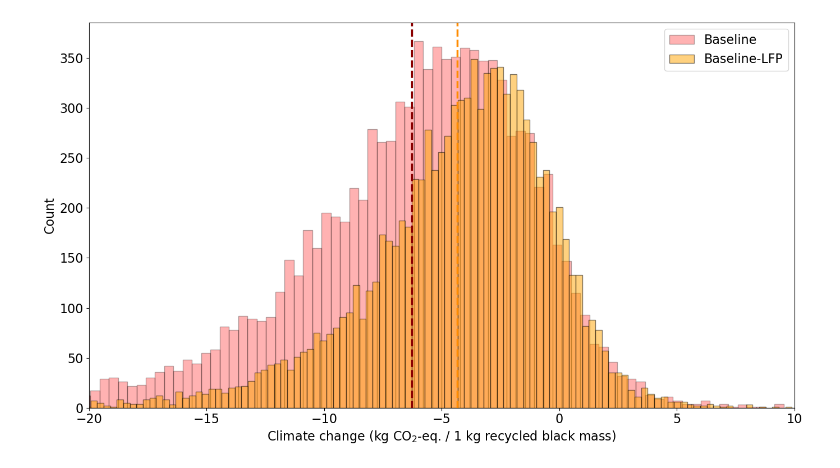
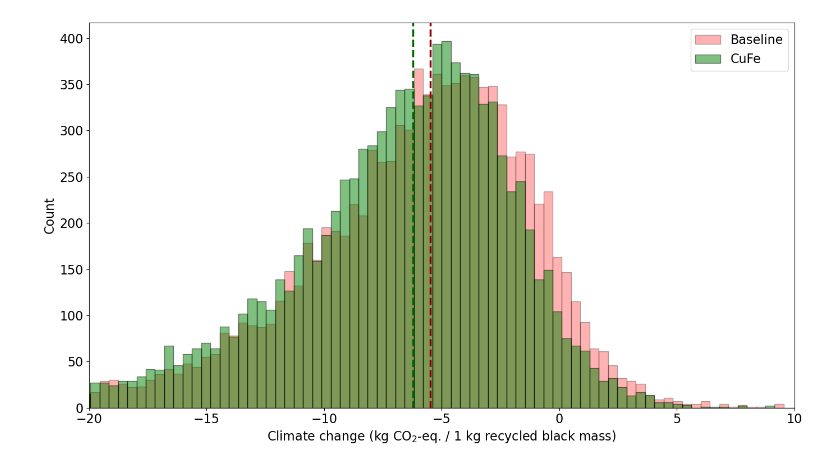
Before and after one commit to laphei/openlca-contributor, a Jupyter notebook: MC_plotter.ipynb, the cells around one changed output. Drawn from its saved outputs; the diff is of its cells as text; code cells hidden in the pictures.

Commit message:
corrected scales, font sizes, and using medians

```diff
--- a/MC_plotter.ipynb
+++ b/MC_plotter.ipynb
@@ -29,30 +29,32 @@ CuFe_LFP_data, CuFe_LFP_mean, CuFe_LFP_median, CuFe_LFP_stdev, CuFe_LFP_p5, CuFe
 # %%
 # Plot the data
 
 fig, ax = plt.subplots(figsize=(14, 8))
 mpl.rcParams.update({'font.size': 16})
 
-ax.hist(Baseline_data.values, bins=200, alpha=0.3, label='Baseline', color='red', edgecolor='k')
-ax.hist(Baseline_LFP_data.values, bins=200, alpha=0.5, label='Baseline-LFP', color='orange', edgecolor='k')
-# ax.hist(CuFe_data.values, bins=200, alpha=0.5, label='CuFe', color='green', edgecolor='k')
-# ax.hist(CuFe_LFP_data.values, bins=200, alpha=0.4, label='CuFe-LFP', color='blue', edgecolor='k')
+bins = np.histogram(np.hstack((Baseline_data.values, Baseline_LFP_data.values)), bins=200)[1]
 
-plt.axvline(Baseline_mean, color='darkred', linestyle='dashed', linewidth=2.5)
-plt.axvline(Baseline_LFP_mean, color='darkorange', linestyle='dashed', linewidth=2.5)
-# plt.axvline(CuFe_mean, color='darkgreen', linestyle='dashed', linewidth=2.5)
-# plt.axvline(CuFe_LFP_mean, color='darkblue', linestyle='dashed', linewidth=2.5)
+ax.hist(Baseline_data.values, bins=bins, alpha=0.3, label='Baseline', color='red', edgecolor='k')
+# ax.hist(Baseline_LFP_data.values, bins=bins, alpha=0.5, label='Baseline-LFP', color='orange', edgecolor='k')
+ax.hist(CuFe_data.values, bins=bins, alpha=0.5, label='CuFe', color='green', edgecolor='k')
+# ax.hist(CuFe_LFP_data.values, bins=bins, alpha=0.3, label='CuFe-LFP', color='blue', edgecolor='k')
+
+plt.axvline(Baseline_median, color='darkred', linestyle='dashed', linewidth=2.5)
+# plt.axvline(Baseline_LFP_median, color='darkorange', linestyle='dashed', linewidth=2.5)
+plt.axvline(CuFe_median, color='darkgreen', linestyle='dashed', linewidth=2.5)
+# plt.axvline(CuFe_LFP_median, color='darkblue', linestyle='dashed', linewidth=2.5)
 
 plt.xlabel('Climate change (kg CO$_2$-eq. / 1 kg recycled black mass)')
 plt.ylabel('Count')
 
 plt.xlim([-20, 10])
 # plt.xlim([-10000, 0])
 
 ax.legend()
 plt.tight_layout()
 plt.show()
 # %% [output]
-[figure, old version]
+[figure, new version]
 # %%
 fig, ax = plt.subplots(figsize=(10, 8))
 mpl.rcParams.update({'font.size': 16})
```
Also changed, not shown: parts of 1 cell of this notebook.
